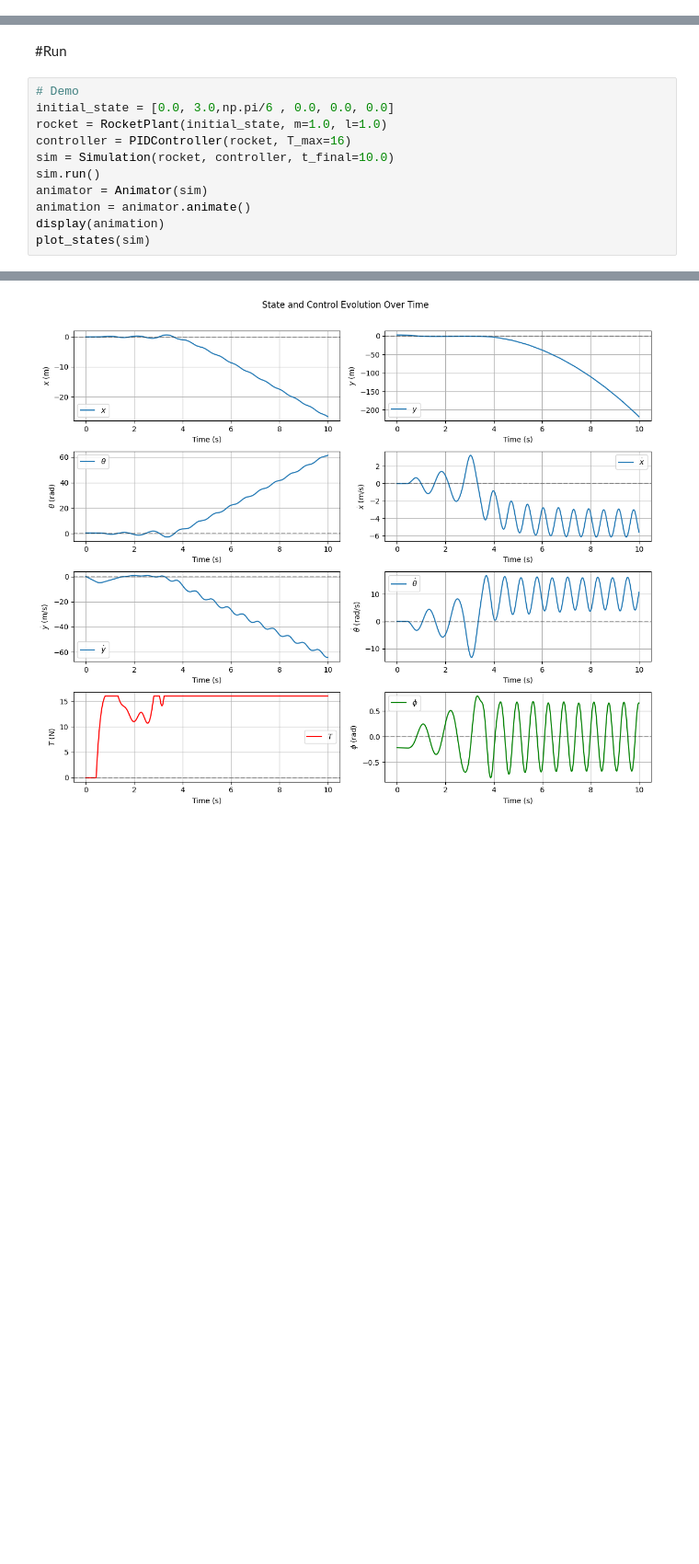
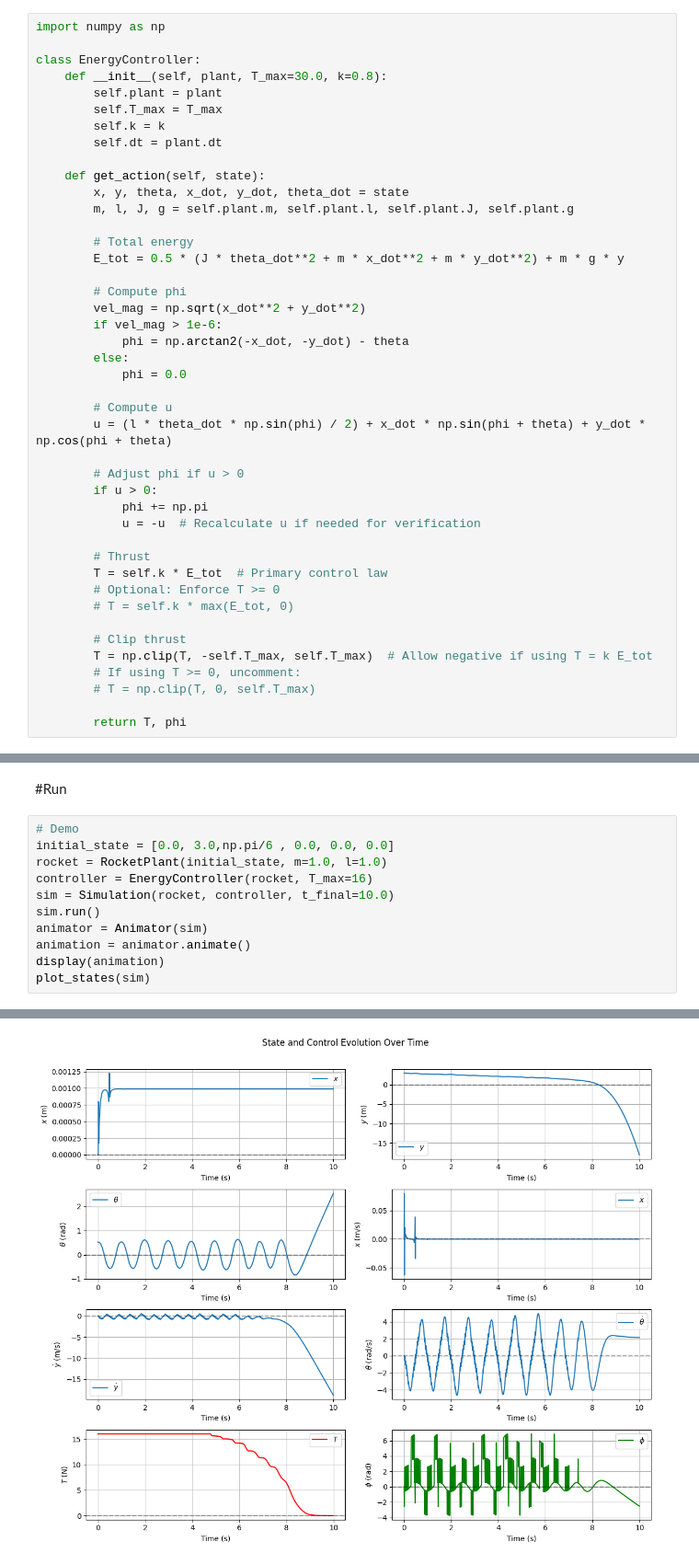
Before and after one commit to fawadmehboob/2D-Rocket-Landing, a Jupyter notebook: 2D_Rocket_Landing_Attempt_3.ipynb, the cells around one changed output, grey strips where cells are left out. Shown: that part at 92% size. Saved outputs shown, nothing was run; the diff lists cells and outputs as text; blank space fills up the shorter version.

```diff
--- a/2D_Rocket_Landing_Attempt_3.ipynb
+++ b/2D_Rocket_Landing_Attempt_3.ipynb
@@ -216,3 +216,46 @@ class RocketPlant:
+# %%
+import numpy as np
+
+class EnergyController:
+    def __init__(self, plant, T_max=30.0, k=0.8):
+        self.plant = plant
+        self.T_max = T_max
+        self.k = k
+        self.dt = plant.dt
+
+    def get_action(self, state):
+        x, y, theta, x_dot, y_dot, theta_dot = state
+        m, l, J, g = self.plant.m, self.plant.l, self.plant.J, self.plant.g
+
+        # Total energy
+        E_tot = 0.5 * (J * theta_dot**2 + m * x_dot**2 + m * y_dot**2) + m * g * y
+
+        # Compute phi
+        vel_mag = np.sqrt(x_dot**2 + y_dot**2)
+        if vel_mag > 1e-6:
+            phi = np.arctan2(-x_dot, -y_dot) - theta
+        else:
+            phi = 0.0
+
+        # Compute u
+        u = (l * theta_dot * np.sin(phi) / 2) + x_dot * np.sin(phi + theta) + y_dot * np.cos(phi + theta)
+
+        # Adjust phi if u > 0
+        if u > 0:
+            phi += np.pi
+            u = -u  # Recalculate u if needed for verification
+
+        # Thrust
+        T = self.k * E_tot  # Primary control law
+        # Optional: Enforce T >= 0
+        # T = self.k * max(E_tot, 0)
+
+        # Clip thrust
+        T = np.clip(T, -self.T_max, self.T_max)  # Allow negative if using T = k E_tot
+        # If using T >= 0, uncomment:
+        # T = np.clip(T, 0, self.T_max)
+
+        return T, phi
 # %% [markdown]
 # Only PID
 # %%
@@ -415,7 +458,7 @@ def plot_states(simulation):
 # Demo
 initial_state = [0.0, 3.0,np.pi/6 , 0.0, 0.0, 0.0]
 rocket = RocketPlant(initial_state, m=1.0, l=1.0)
-controller = PIDController(rocket, T_max=16)
+controller = EnergyController(rocket, T_max=16)
 sim = Simulation(rocket, controller, t_final=10.0)
 sim.run()
 animator = Animator(sim)
@@ -435,2 +478,2 @@ First five values of plotted parameters:
 [figure]
-[figure, old version]
+[figure, new version]
```
Also changed, not shown: parts of 2 cells of this notebook.
